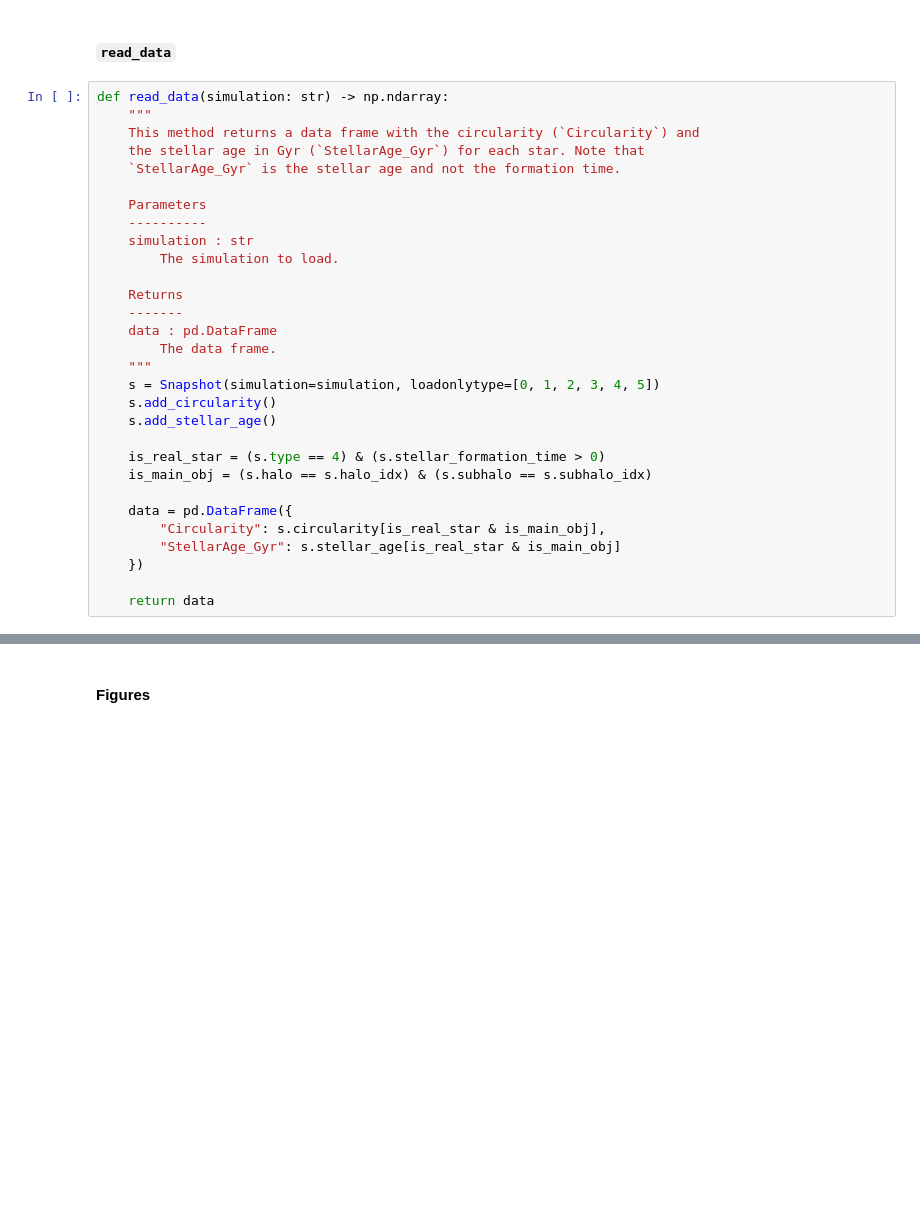
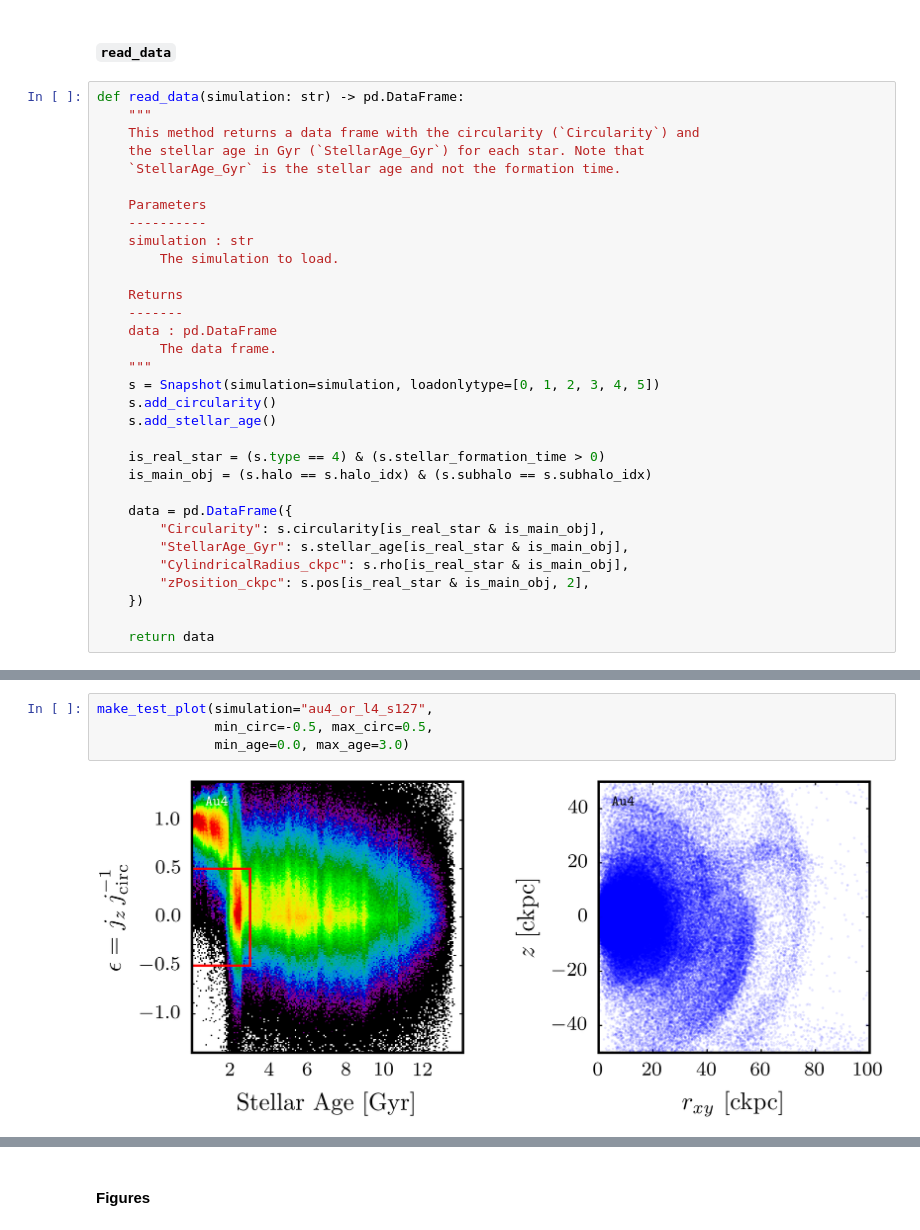
Before and after one commit to ffiza/auriga-metals, a Jupyter notebook: scripts/Circularity vs Stellar Age.ipynb, the cells around one changed output, grey strips where cells are left out. Cells and saved outputs as stored; diff of their text form; blank space fills up the shorter version.

Commit message:
Update and add test figures.

```diff
--- a/scripts/Circularity vs Stellar Age.ipynb
+++ b/scripts/Circularity vs Stellar Age.ipynb
@@ -21,7 +26,7 @@ MAX_PART_COUNT = 1E3
 # %% [markdown]
 #### `read_data`
 # %%
-def read_data(simulation: str) -> np.ndarray:
+def read_data(simulation: str) -> pd.DataFrame:
     """
     This method returns a data frame with the circularity (`Circularity`) and
     the stellar age in Gyr (`StellarAge_Gyr`) for each star. Note that
@@ -46,7 +51,9 @@ def read_data(simulation: str) -> np.ndarray:
 
     data = pd.DataFrame({
         "Circularity": s.circularity[is_real_star & is_main_obj],
-        "StellarAge_Gyr": s.stellar_age[is_real_star & is_main_obj]
+        "StellarAge_Gyr": s.stellar_age[is_real_star & is_main_obj],
+        "CylindricalRadius_ckpc": s.rho[is_real_star & is_main_obj],
+        "zPosition_ckpc": s.pos[is_real_star & is_main_obj, 2],
     })
 
     return data
@@ -52,0 +120,6 @@ def read_data(simulation: str) -> np.ndarray:
+# %%
+make_test_plot(simulation="au4_or_l4_s127",
+               min_circ=-0.5, max_circ=0.5,
+               min_age=0.0, max_age=3.0)
+# %% [output]
+[figure, added]
```
Also changed, not shown: parts of 8 cells of this notebook, 1 other file.
